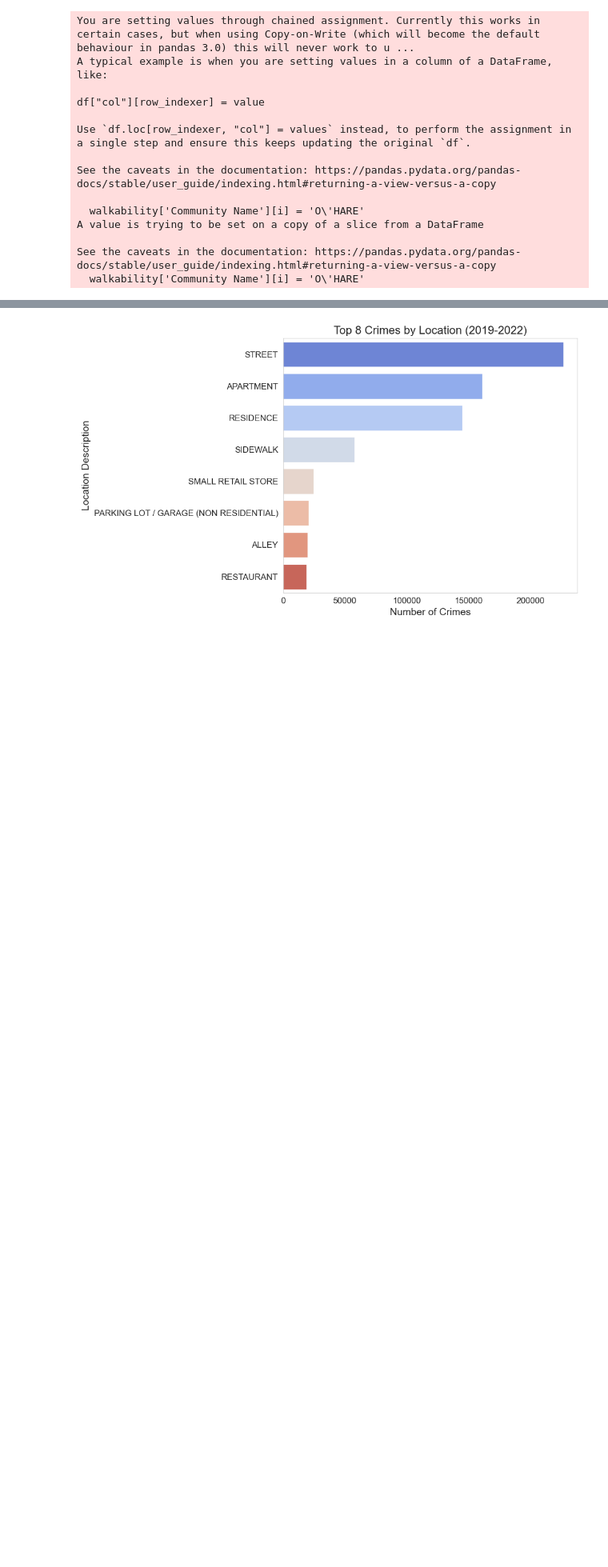
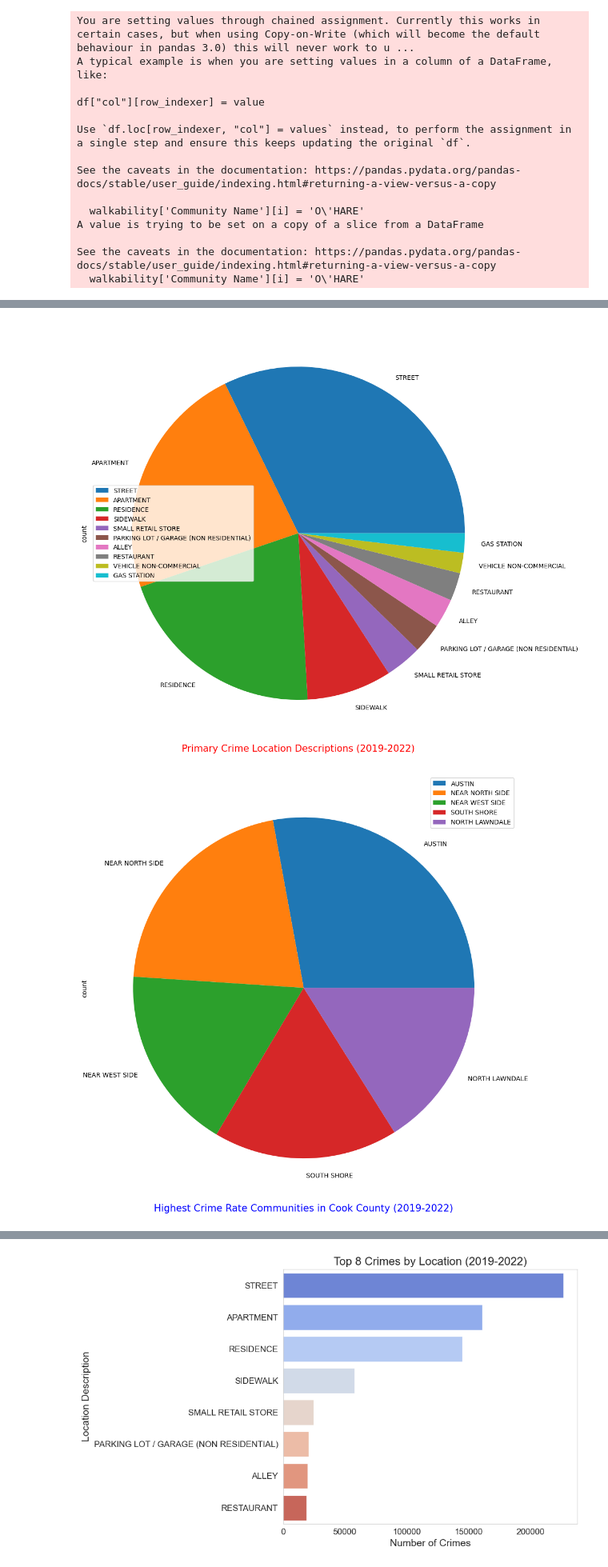
Before and after one commit to kfukutom/urban-informatics, a Jupyter notebook: src/main.ipynb, the cells around one changed output, grey strips where cells are left out. Shown at 80% size. Drawn from its saved outputs; the diff is of its cells as text; code cells hidden in the pictures; blank space fills up the shorter version.

```diff
--- a/src/main.ipynb
+++ b/src/main.ipynb
@@ -191,0 +340,16 @@ plt.show
+# %%
+# pie chart distribution of top crime locations
+primaryDF = temp['Location Description'].value_counts().head(10)
+primaryDF.plot.pie(figsize=(15,12))
+plt.xlabel('Primary Crime Location Descriptions (2019-2022)', fontsize=15, color='red')
+plt.legend()
+plt.show()
+
+secondaryDF = temp['Community Name'].value_counts().head()
+secondaryDF.plot.pie(figsize=(15,12))
+plt.xlabel('Highest Crime Rate Communities in Cook County (2019-2022)', fontsize=15, color='blue')
+plt.legend()
+plt.show()
+# %% [output]
+[figure, added]
+[figure, added]
```
Also changed, not shown: parts of 64 cells of this notebook.
